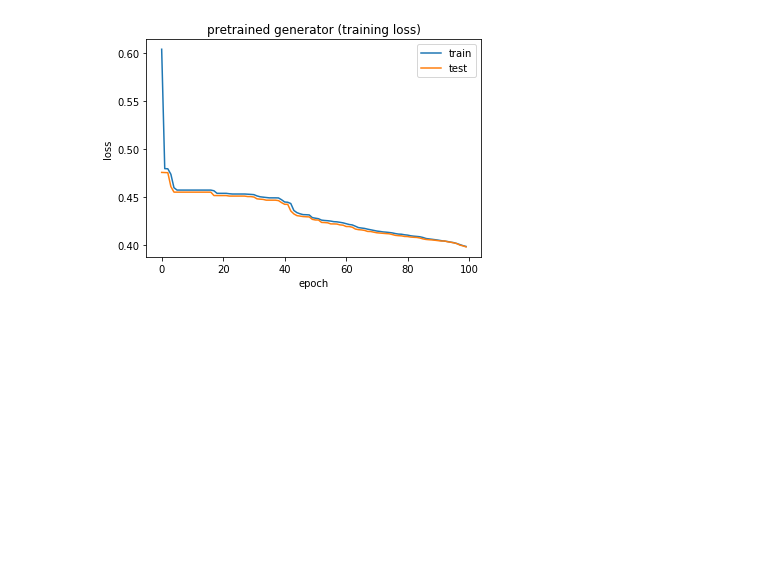
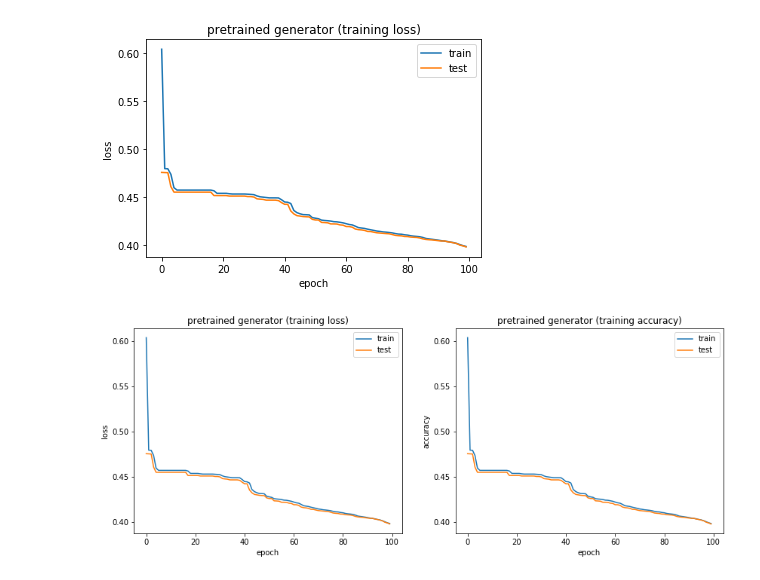
Before and after one commit to bitzj2015/EE599-Final-Project, a Jupyter notebook: src/data_processor.ipynb, the cells around one changed output. Drawn from its saved outputs; the diff is of its cells as text; code cells hidden in the pictures; blank space fills up the shorter version.

Commit message:
add pretrain adv

```diff
--- a/src/data_processor.ipynb
+++ b/src/data_processor.ipynb
@@ -222,6 +222,24 @@ plt.title("pretrained generator (training loss)")
 plt.savefig("../result/pretrained_generator_loss.png")
 # %% [output]
 [figure]
+# %%
+# plot results
+fig, ax = plt.subplots(1, 2, figsize=(14,5))
+ax[0].plot(train_loss_list)
+ax[0].plot(test_loss_list)
+ax[0].legend(["train", "test"])
+ax[0].set_xlabel("epoch")
+ax[0].set_ylabel("loss")
+ax[0].set_title("pretrained generator (training loss)")
+ax[1].plot(train_loss_list)
+ax[1].plot(test_loss_list)
+ax[1].legend(["train", "test"])
+ax[1].set_xlabel("epoch")
+ax[1].set_ylabel("accuracy")
+ax[1].set_title("pretrained generator (training accuracy)")
+fig.savefig("../result/pretrained_adversary_result.png")
+# %% [output]
+[figure, added]
 # %%
 # Pretrain Discriminator
 dis_criterion = nn.NLLLoss(reduction='sum')
```
Also changed, not shown: 3 other files.
